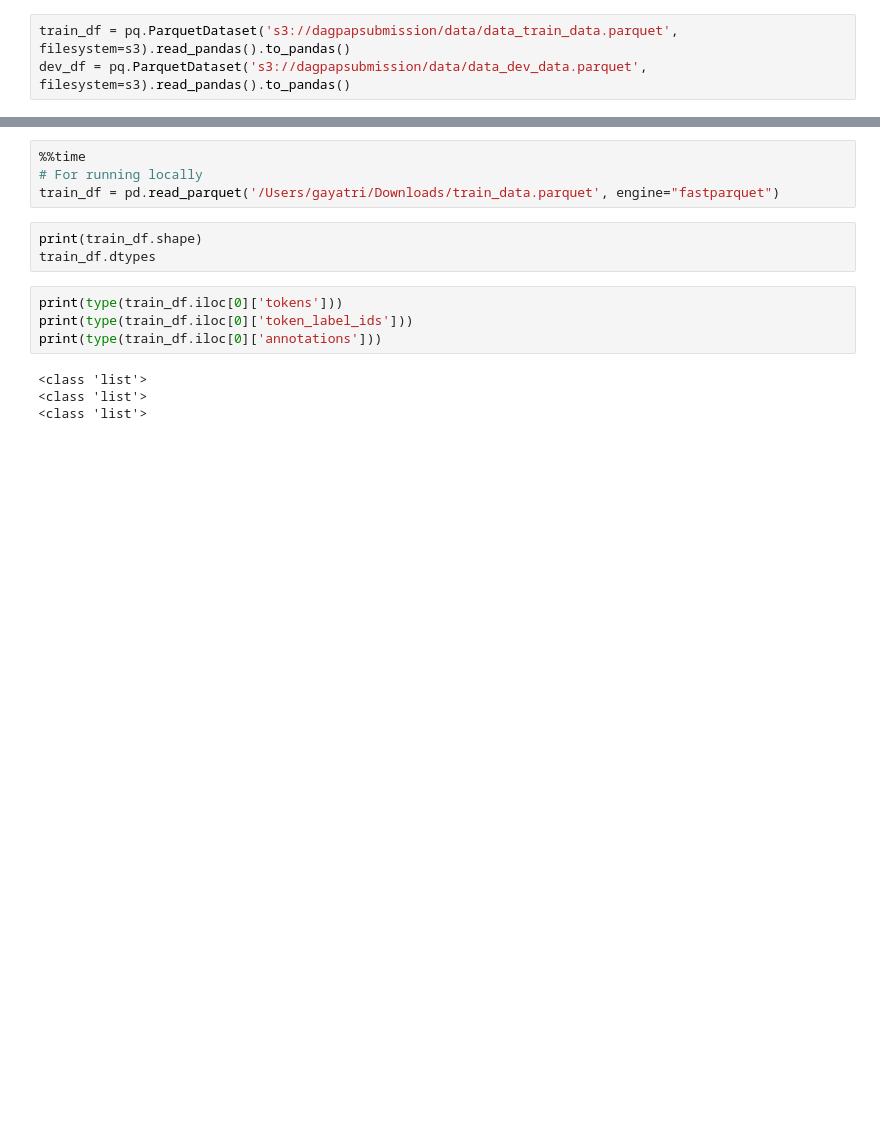
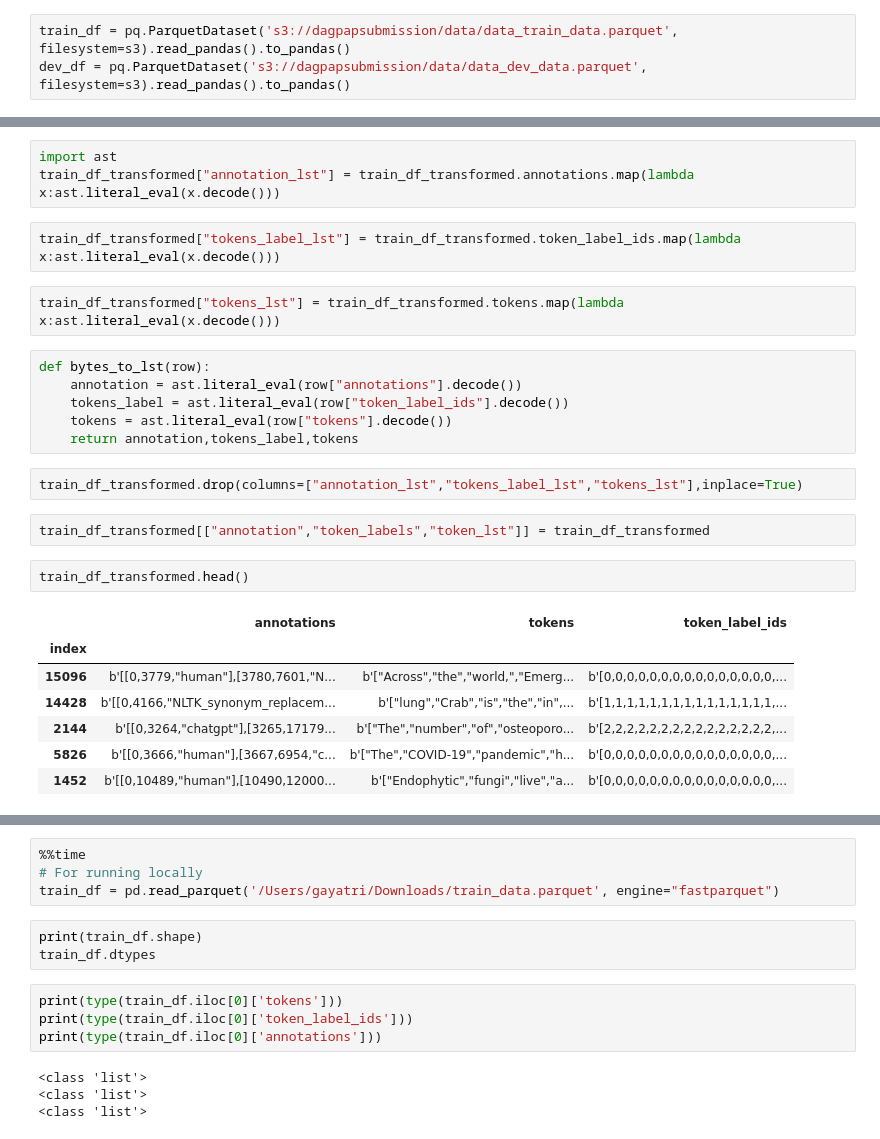
Before and after one commit to pradeepmohansml/dagpap24-submission, a Jupyter notebook: notebooks/EDA.ipynb, the cells around one changed output, grey strips where cells are left out. Saved outputs shown, nothing was run; the diff lists cells and outputs as text; blank space fills up the shorter version.

```diff
--- a/notebooks/EDA.ipynb
+++ b/notebooks/EDA.ipynb
@@ -22,0 +35,27 @@ dev_df.head()
+# %%
+import ast
+train_df_transformed["annotation_lst"] = train_df_transformed.annotations.map(lambda x:ast.literal_eval(x.decode()))
+# %%
+train_df_transformed["tokens_label_lst"] = train_df_transformed.token_label_ids.map(lambda x:ast.literal_eval(x.decode()))
+# %%
+train_df_transformed["tokens_lst"] = train_df_transformed.tokens.map(lambda x:ast.literal_eval(x.decode()))
+# %%
+def bytes_to_lst(row):
+    annotation = ast.literal_eval(row["annotations"].decode())
+    tokens_label = ast.literal_eval(row["token_label_ids"].decode())
+    tokens = ast.literal_eval(row["tokens"].decode())
+    return annotation,tokens_label,tokens
+# %%
+train_df_transformed.drop(columns=["annotation_lst","tokens_label_lst","tokens_lst"],inplace=True)
+# %%
+train_df_transformed[["annotation","token_labels","token_lst"]] = train_df_transformed
+# %%
+train_df_transformed.head()
+# %% [output]
+|  | annotations | tokens | token_label_ids |
+| index |  |  |  |
+| 15096 | b'[[0,3779,"human"],[3780,7601,"N... | b'["Across","the","world,","Emerg... | b'[0,0,0,0,0,0,0,0,0,0,0,0,0,0,0,... |
+| 14428 | b'[[0,4166,"NLTK_synonym_replacem... | b'["lung","Crab","is","the","in",... | b'[1,1,1,1,1,1,1,1,1,1,1,1,1,1,1,... |
+| 2144 | b'[[0,3264,"chatgpt"],[3265,17179... | b'["The","number","of","osteoporo... | b'[2,2,2,2,2,2,2,2,2,2,2,2,2,2,2,... |
+| 5826 | b'[[0,3666,"human"],[3667,6954,"c... | b'["The","COVID-19","pandemic","h... | b'[0,0,0,0,0,0,0,0,0,0,0,0,0,0,0,... |
+| 1452 | b'[[0,10489,"human"],[10490,12000... | b'["Endophytic","fungi","live","a... | b'[0,0,0,0,0,0,0,0,0,0,0,0,0,0,0,... |
```
Also changed, not shown: parts of 9 cells of this notebook, 40 other files.
